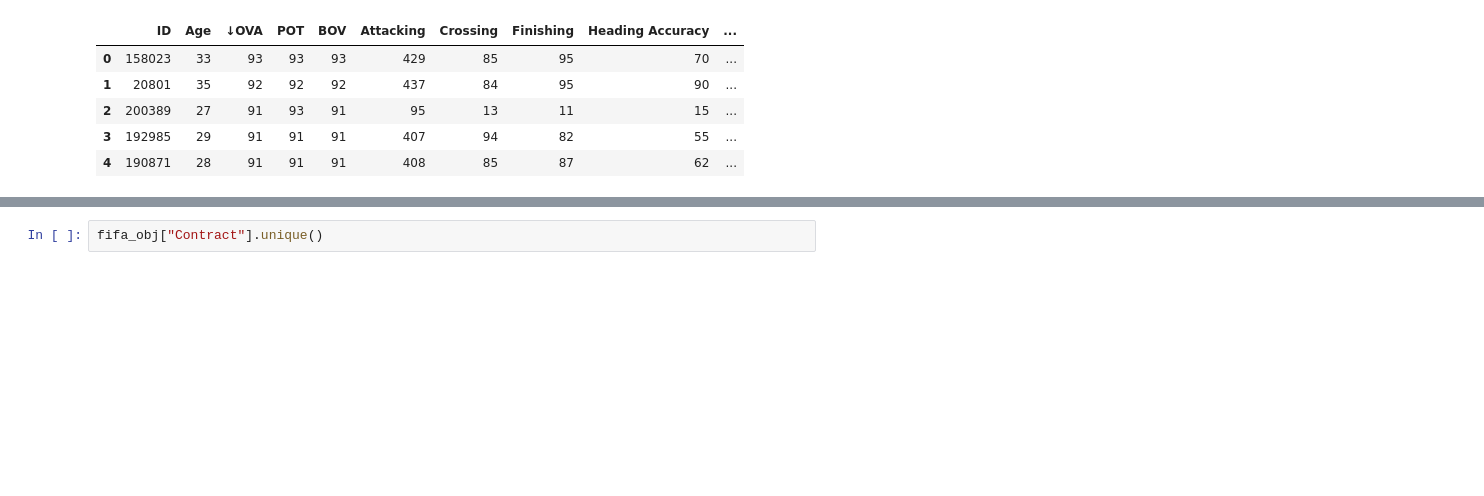
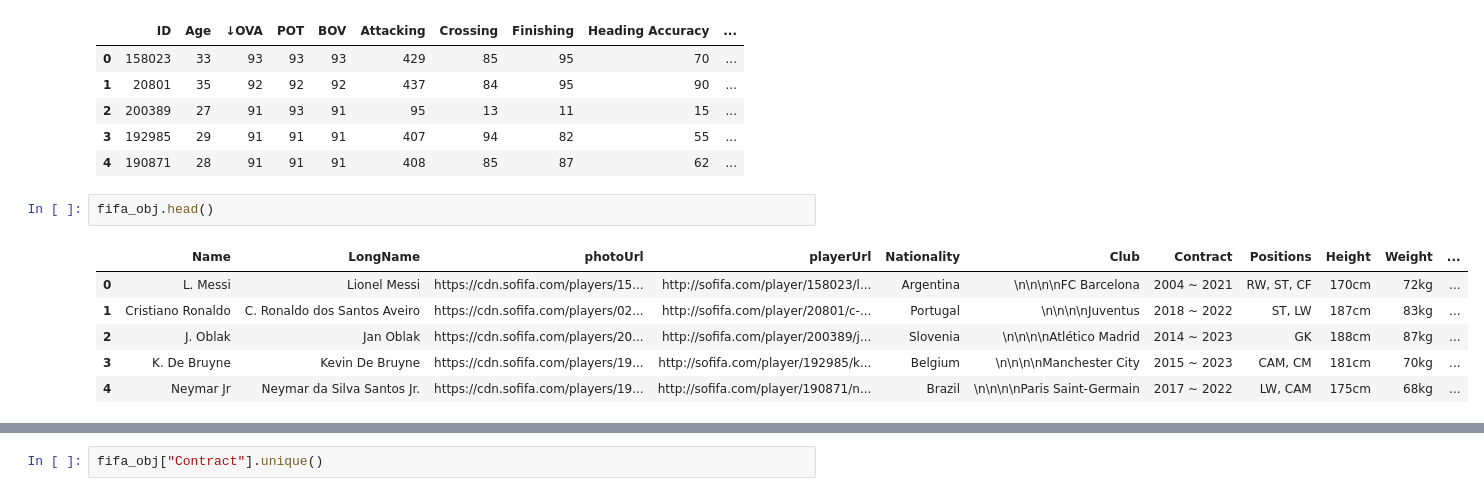
Before and after one commit to samillano-jk/Data_analysis_Projects_scripsts_notebooks, a Jupyter notebook: fifa-data-cleaning.ipynb, the cells around one changed output, grey strips where cells are left out. Cells and saved outputs as stored; diff of their text form; blank space fills up the shorter version.

```diff
--- a/fifa-data-cleaning.ipynb
+++ b/fifa-data-cleaning.ipynb
@@ -132,6 +137,15 @@ fifa_num.head()
 | 2 | 200389 | 27 | 91 | 93 | 91 | 95 | 13 | 11 | 15 | ... |
 | 3 | 192985 | 29 | 91 | 91 | 91 | 407 | 94 | 82 | 55 | ... |
 | 4 | 190871 | 28 | 91 | 91 | 91 | 408 | 85 | 87 | 62 | ... |
+# %%
+fifa_obj.head()
+# %% [output]
+|  | Name | LongName | photoUrl | playerUrl | Nationality | Club | Contract | Positions | Height | Weight | ... |
+| 0 | L. Messi | Lionel Messi | https://cdn.sofifa.com/players/15... | http://sofifa.com/player/158023/l... | Argentina | \n\n\n\nFC Barcelona | 2004 ~ 2021 | RW, ST, CF | 170cm | 72kg | ... |
+| 1 | Cristiano Ronaldo | C. Ronaldo dos Santos Aveiro | https://cdn.sofifa.com/players/02... | http://sofifa.com/player/20801/c-... | Portugal | \n\n\n\nJuventus | 2018 ~ 2022 | ST, LW | 187cm | 83kg | ... |
+| 2 | J. Oblak | Jan Oblak | https://cdn.sofifa.com/players/20... | http://sofifa.com/player/200389/j... | Slovenia | \n\n\n\nAtlético Madrid | 2014 ~ 2023 | GK | 188cm | 87kg | ... |
+| 3 | K. De Bruyne | Kevin De Bruyne | https://cdn.sofifa.com/players/19... | http://sofifa.com/player/192985/k... | Belgium | \n\n\n\nManchester City | 2015 ~ 2023 | CAM, CM | 181cm | 70kg | ... |
+| 4 | Neymar Jr | Neymar da Silva Santos Jr. | https://cdn.sofifa.com/players/19... | http://sofifa.com/player/190871/n... | Brazil | \n\n\n\nParis Saint-Germain | 2017 ~ 2022 | LW, CAM | 175cm | 68kg | ... |
 # %%
 # Installing pyspellchecker
 !pip install pyspellchecker
```
Also changed, not shown: parts of 9 cells of this notebook.
